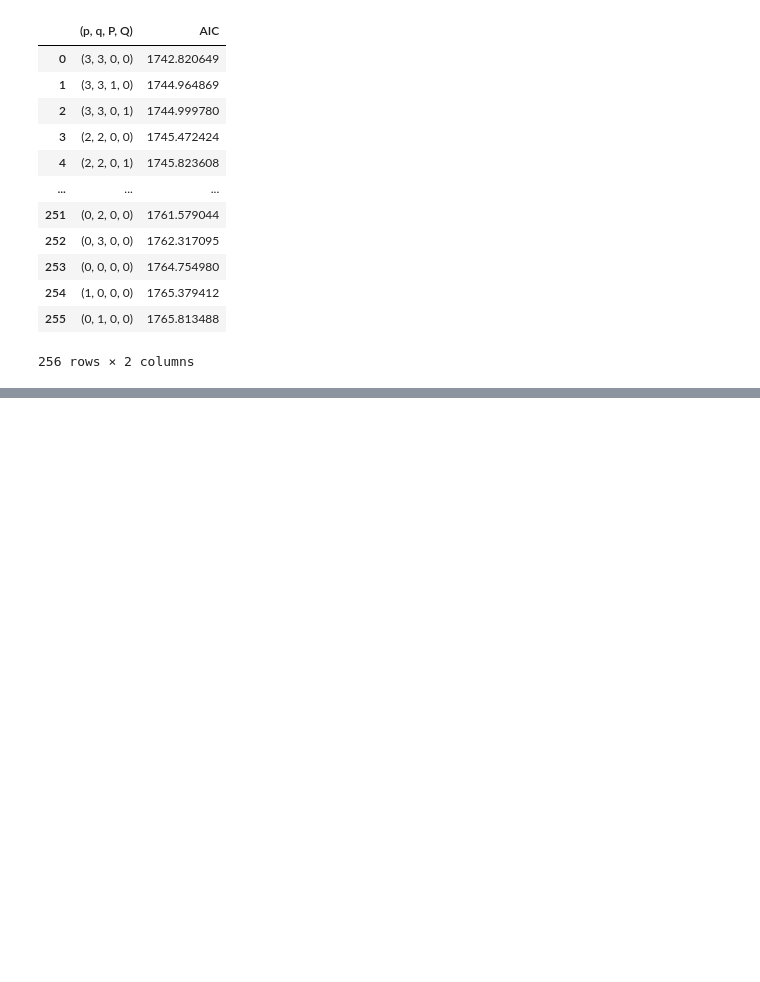
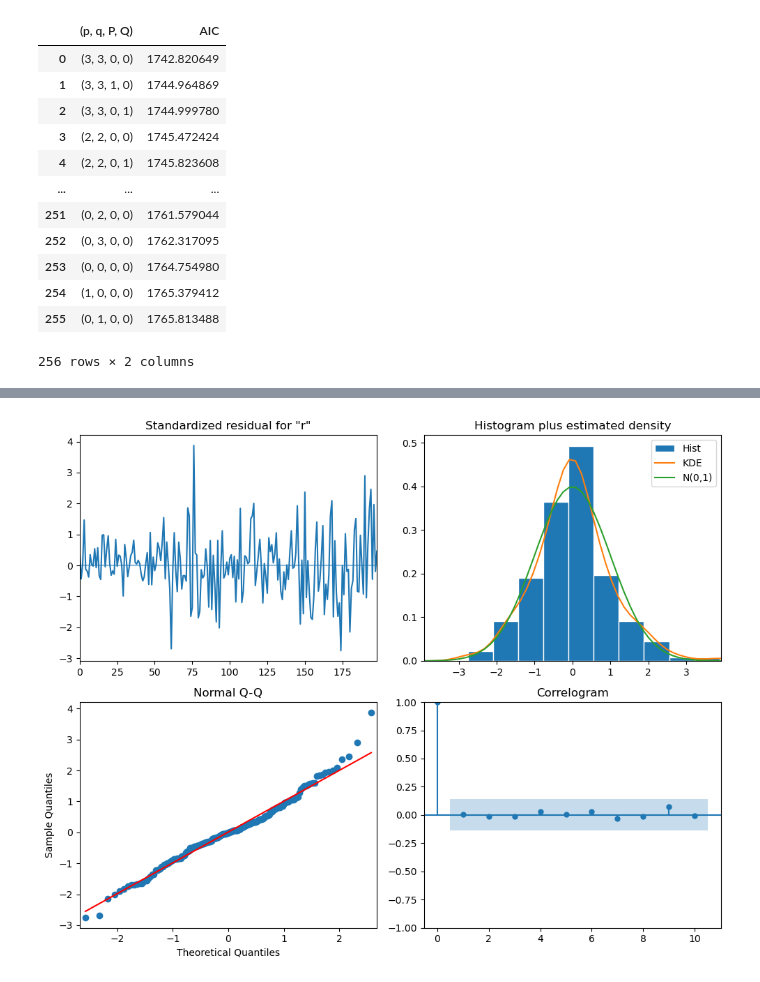
Before and after one commit to Alexa201228/timeseriesPracticeML, a Jupyter notebook: SARIMAX_model.ipynb, the cells around one changed output, grey strips where cells are left out. Cells and saved outputs as stored; diff of their text form; code cells hidden in the pictures; blank space fills up the shorter version.

Commit message:
Finish SARIMAX model and add basis for VAR model

```diff
--- a/SARIMAX_model.ipynb
+++ b/SARIMAX_model.ipynb
@@ -127,3 +127,8 @@ result_df
 | 254 | (1, 0, 0, 0) | 1765.379412 |
 | 255 | (0, 1, 0, 0) | 1765.813488 |
 256 rows × 2 columns
+# %%
+best_model = SARIMAX(target_train, exog_train, order=(3, 1, 3), seasonal_order=(0, 0, 0, 4), simple_differencing=False)
+best_model_fit = best_model.fit(disp=False)
+
+print(best_model_fit.summary())
@@ -129,0 +153,5 @@ result_df
+# %%
+best_model_fit.plot_diagnostics(figsize=(10, 8))
+plt.tight_layout()
+# %% [output]
+[figure, added]
```
Also changed, not shown: parts of 6 cells of this notebook, 1 other file.
